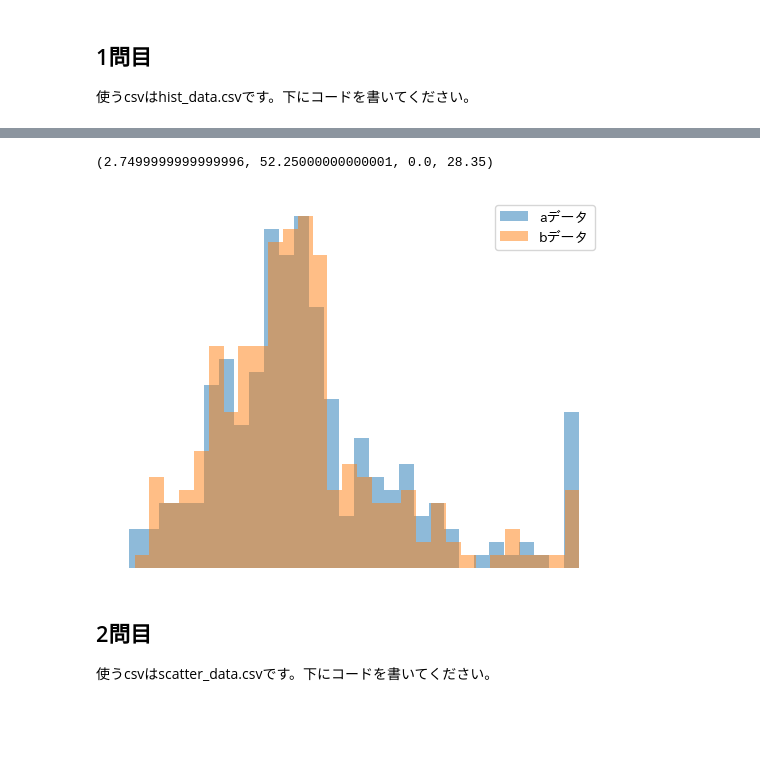
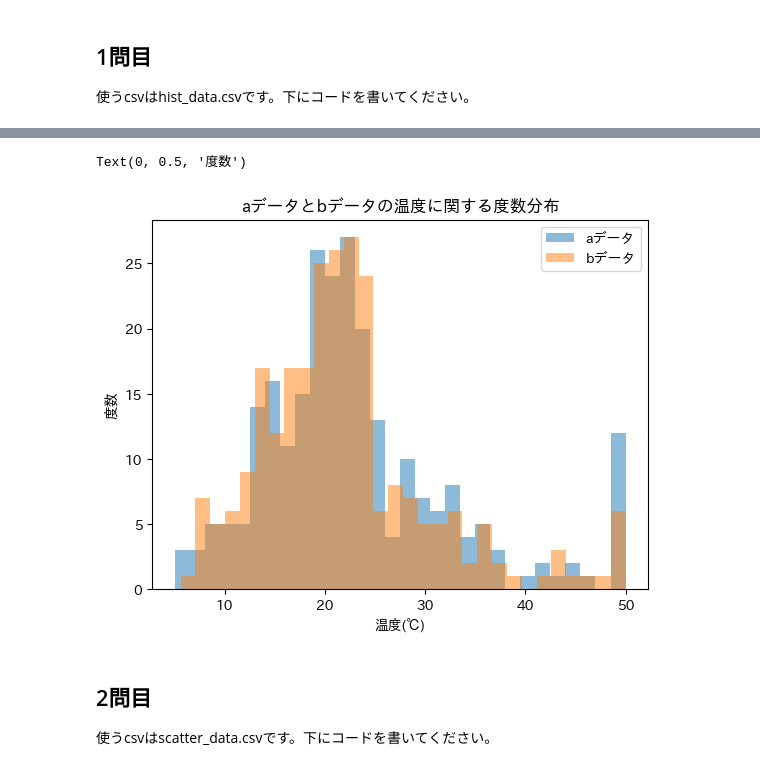
Before and after one commit to rosa0729/Basic-Python, a Jupyter notebook: colab/quizzes/可視化問題.ipynb, the cells around one changed output, grey strips where cells are left out. Cells and saved outputs as stored; diff of their text form; code cells hidden in the pictures; blank space fills up the shorter version.

```diff
--- a/colab/quizzes/可視化問題.ipynb
+++ b/colab/quizzes/可視化問題.ipynb
@@ -13,13 +13,15 @@ japanize_matplotlib.japanize()
 # %%
 df_hist = pd.read_csv('matplotlib_quiz/hist_data.csv')
 plt.hist(df_hist['aデータ'], alpha = 0.5, bins=30, label="aデータ")
 plt.hist(df_hist['bデータ'], alpha = 0.5, bins = 30, label="bデータ")
 plt.legend(loc='upper right', fontsize=10)
 
-plt.axis("off")
+plt.title("aデータとbデータの温度に関する度数分布")
+plt.xlabel("温度(℃)")
+plt.ylabel("度数")
 # %% [output]
-(2.7499999999999996, 52.25000000000001, 0.0, 28.35)
+Text(0, 0.5, '度数')
-[figure, old version]
+[figure, new version]
 # %% [markdown]
 ## 2問目
 使うcsvはscatter_data.csvです。下にコードを書いてください。
```
Also changed, not shown: parts of 3 cells of this notebook.
